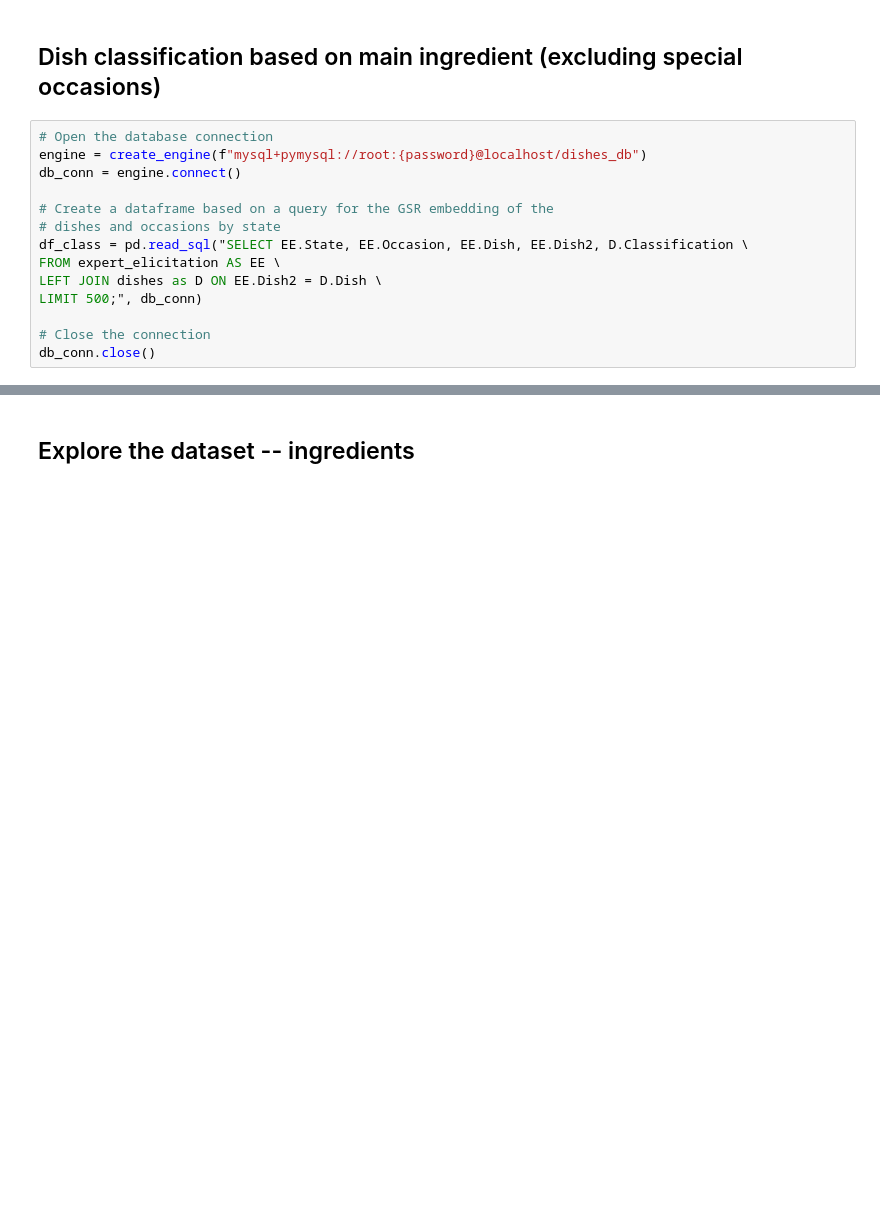
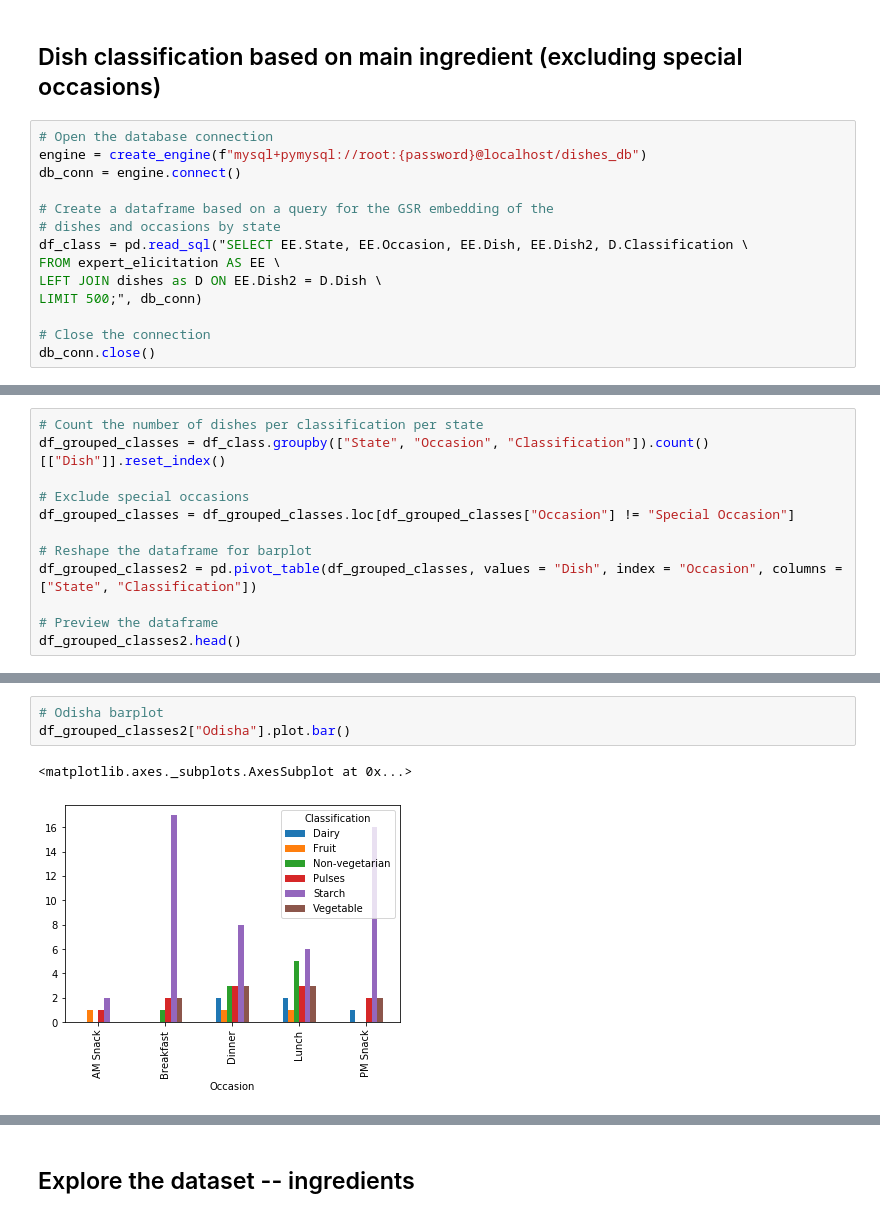
Before and after one commit to rochiecuevas/FoodChoice, a Jupyter notebook: Expert_Elicitation.ipynb, the cells around one changed output, grey strips where cells are left out. Drawn from its saved outputs; the diff is of its cells as text; blank space fills up the shorter version.

Commit message:
created bar graphs comparing number of dish classes per occasion

```diff
--- a/Expert_Elicitation.ipynb
+++ b/Expert_Elicitation.ipynb
@@ -431,0 +432,12 @@ df_class
+# %%
+# Count the number of dishes per classification per state
+df_grouped_classes = df_class.groupby(["State", "Occasion", "Classification"]).count()[["Dish"]].reset_index()
+
+# Exclude special occasions
+df_grouped_classes = df_grouped_classes.loc[df_grouped_classes["Occasion"] != "Special Occasion"]
+
+# Reshape the dataframe for barplot
+df_grouped_classes2 = pd.pivot_table(df_grouped_classes, values = "Dish", index = "Occasion", columns = ["State", "Classification"])
+
+# Preview the dataframe
+df_grouped_classes2.head()
@@ -431,0 +453,6 @@ df_class
+# %%
+# Odisha barplot
+df_grouped_classes2["Odisha"].plot.bar()
+# %% [output]
+<matplotlib.axes._subplots.AxesSubplot at 0x...>
+[figure, added]
```
Also changed, not shown: parts of 7 cells of this notebook.
